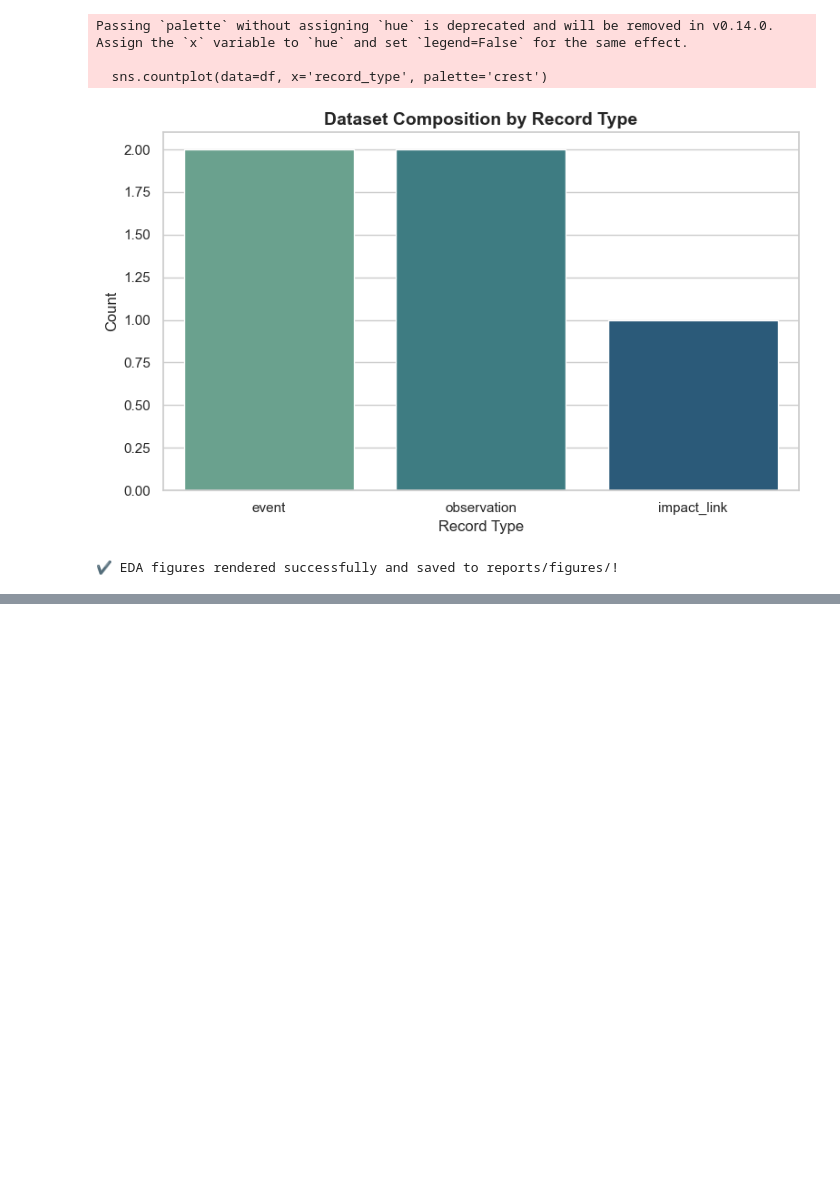
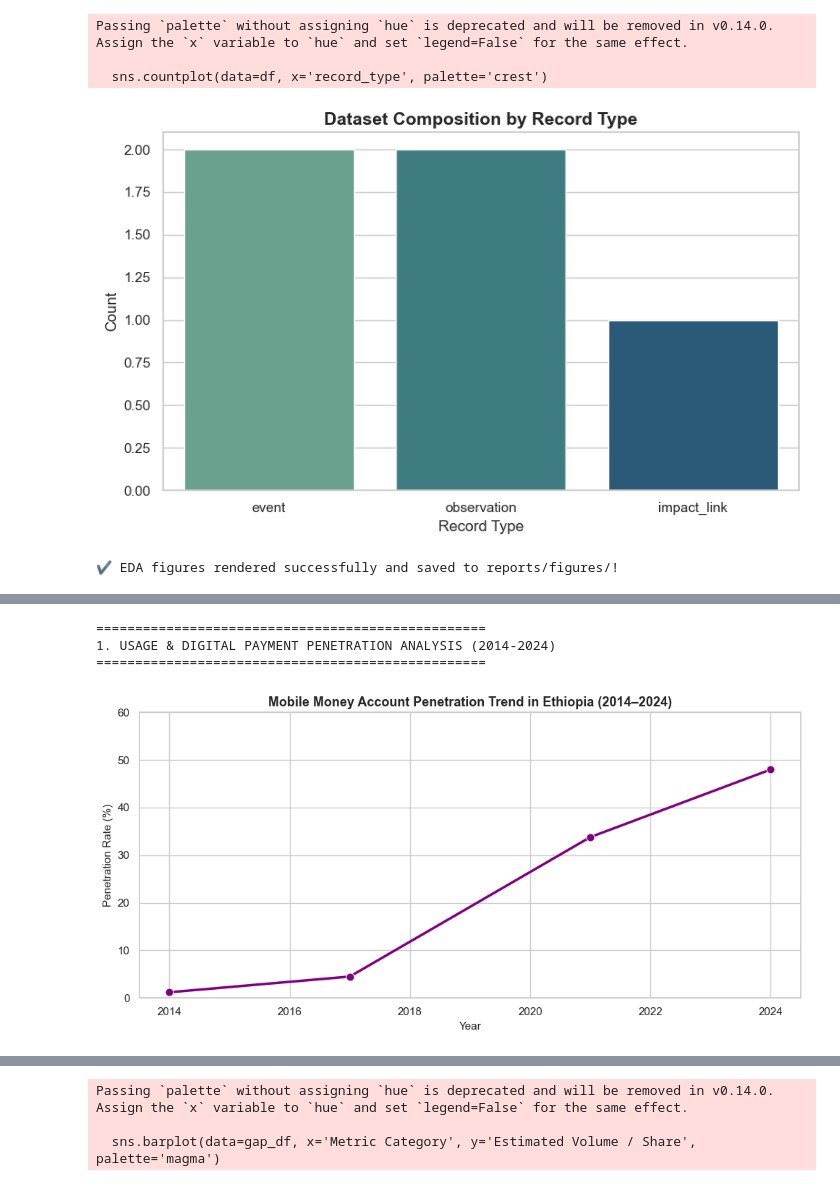
Before and after one commit to KetimTesfaye/ethiopia-fi-forecast, a Jupyter notebook: notebooks/02_exploratory_data_analysis.ipynb, the cells around one changed output, grey strips where cells are left out. Cells and saved outputs as stored; diff of their text form; code cells hidden in the pictures; blank space fills up the shorter version.

```diff
--- a/notebooks/02_exploratory_data_analysis.ipynb
+++ b/notebooks/02_exploratory_data_analysis.ipynb
@@ -59,0 +222,77 @@ Passing `palette` without assigning `hue` is deprecated and will be removed in v
+# %%
+import pandas as pd
+import matplotlib.pyplot as plt
+import seaborn as sns
+import numpy as np
+
+print("="*50)
+print("1. USAGE & DIGITAL PAYMENT PENETRATION ANALYSIS (2014-2024)")
+print("="*50)
+
+# Historical Mobile Money Account Penetration Trend (%)
+years_usage = np.array([2014, 2017, 2021, 2024])
+mobile_money_penetration = np.array([1.2, 4.5, 33.8, 48.0])
+
+usage_trend_df = pd.DataFrame({
+    'Year': years_usage,
+    'Mobile Money Penetration (%)': mobile_money_penetration
+})
+
+# 1. Visualization: Mobile Money Penetration Trend
+plt.figure(figsize=(10, 5))
+sns.lineplot(data=usage_trend_df, x='Year', y='Mobile Money Penetration (%)', marker='o', color='purple', linewidth=2.5, markersize=8)
+plt.title("Mobile Money Account Penetration Trend in Ethiopia (2014–2024)", fontsize=13, fontweight='bold')
+plt.xlabel("Year", fontsize=11)
+plt.ylabel("Penetration Rate (%)", fontsize=11)
+plt.ylim(0, 60)
+plt.tight_layout()
+plt.savefig("../reports/figures/mobile_money_penetration_trend.png")
+plt.show()
+
+# 2. Analyzing the "Registered vs. Active" Gap
+print("\n" + "="*50)
+print("2. THE 'REGISTERED VS. ACTIVE' GAP ANALYSIS")
+print("="*50)
+
+# Comparative metrics representing the gap (Operator Tele/M-Pesa registers vs Survey/Active metrics)
+gap_data = {
+    'Metric Category': ['Total Operator Registered Wallets', '30-Day Active Mobile Money Accounts', 'Survey-Reported Digital Payment Users'],
+    'Estimated Volume / Share': [65000000, 32000000, 24000000],
+    'Scale Type': ['Raw Operator Sign-ups', 'Active Engagement', 'Survey Confirmed']
+}
+gap_df = pd.DataFrame(gap_data)
+print(gap_df)
+
+plt.figure(figsize=(9, 5))
+sns.barplot(data=gap_df, x='Metric Category', y='Estimated Volume / Share', palette='magma')
+plt.title("The 'Registered vs. Active' Gap in Ethiopia's Digital Finance", fontsize=13, fontweight='bold')
+plt.ylabel("User Count / Wallets", fontsize=11)
+plt.xticks(rotation=15)
+plt.tight_layout()
+plt.savefig("../reports/figures/registered_vs_active_gap.png")
+plt.show()
+
+# 3. Payment Use Case Distribution
+print("\n" + "="*50)
+print("3. DIGITAL PAYMENT USE CASES")
+print("="*50)
+use_cases = {
+    'Use Case': ['Person-to-Person (P2P)', 'Merchant / Retail Payments', 'Bill Payments & Utilities', 'Government & Wage Payments'],
+    'Adoption Share (%)': [58.5, 21.0, 15.5, 5.0]
+}
+uc_df = pd.DataFrame(use_cases)
+print(uc_df)
+
+plt.figure(figsize=(8, 5))
+sns.barplot(data=uc_df, x='Use Case', y='Adoption Share (%)', palette='crest')
+plt.title("Distribution of Digital Payment Use Cases", fontsize=13, fontweight='bold')
+plt.ylabel("Share of Total Transaction Volume (%)", fontsize=11)
+plt.xticks(rotation=15)
+plt.tight_layout()
+plt.savefig("../reports/figures/payment_use_cases.png")
+plt.show()
+# %% [output]
+==================================================
+1. USAGE & DIGITAL PAYMENT PENETRATION ANALYSIS (2014-2024)
+==================================================
+[figure, added]
@@ -59,0 +311,3 @@ Passing `palette` without assigning `hue` is deprecated and will be removed in v
+Passing `palette` without assigning `hue` is deprecated and will be removed in v0.14.0. Assign the `x` variable to `hue` and set `legend=False` for the same effect.
+
+  sns.barplot(data=gap_df, x='Metric Category', y='Estimated Volume / Share', palette='magma')
```
Also changed, not shown: parts of 6 cells of this notebook.
